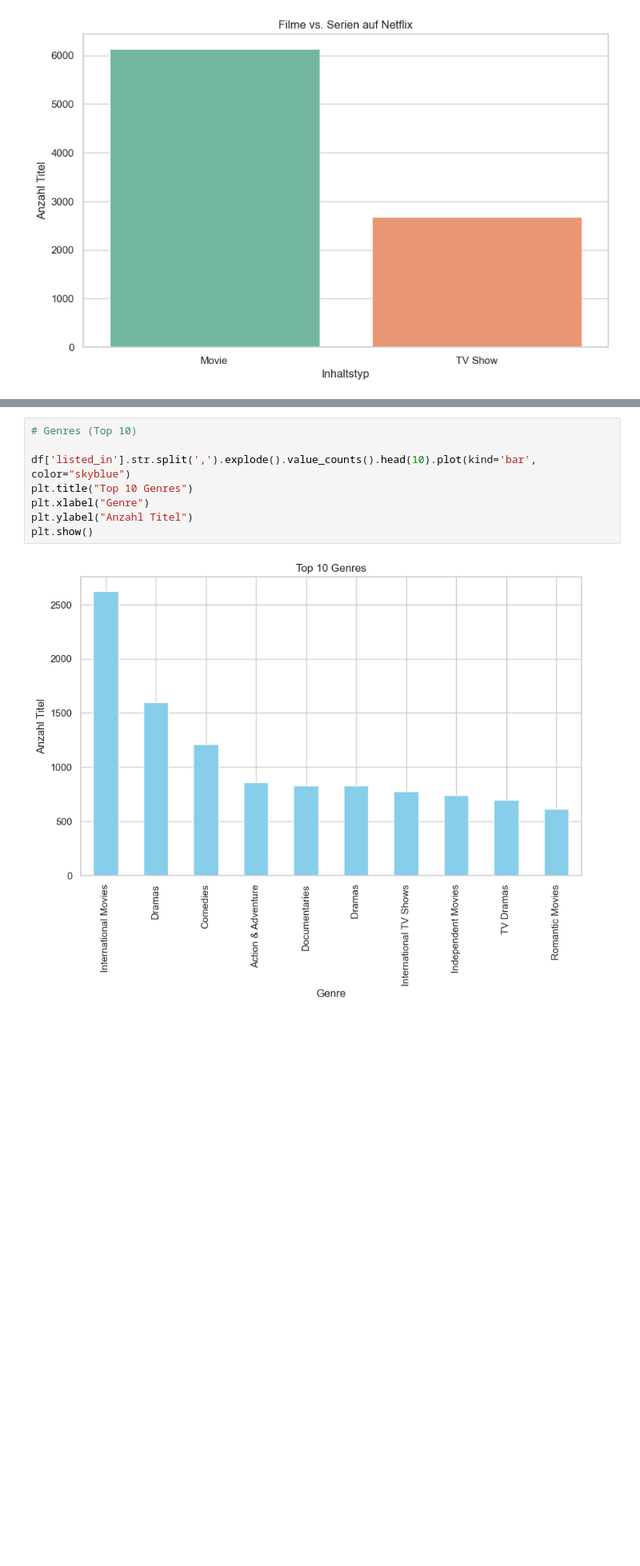
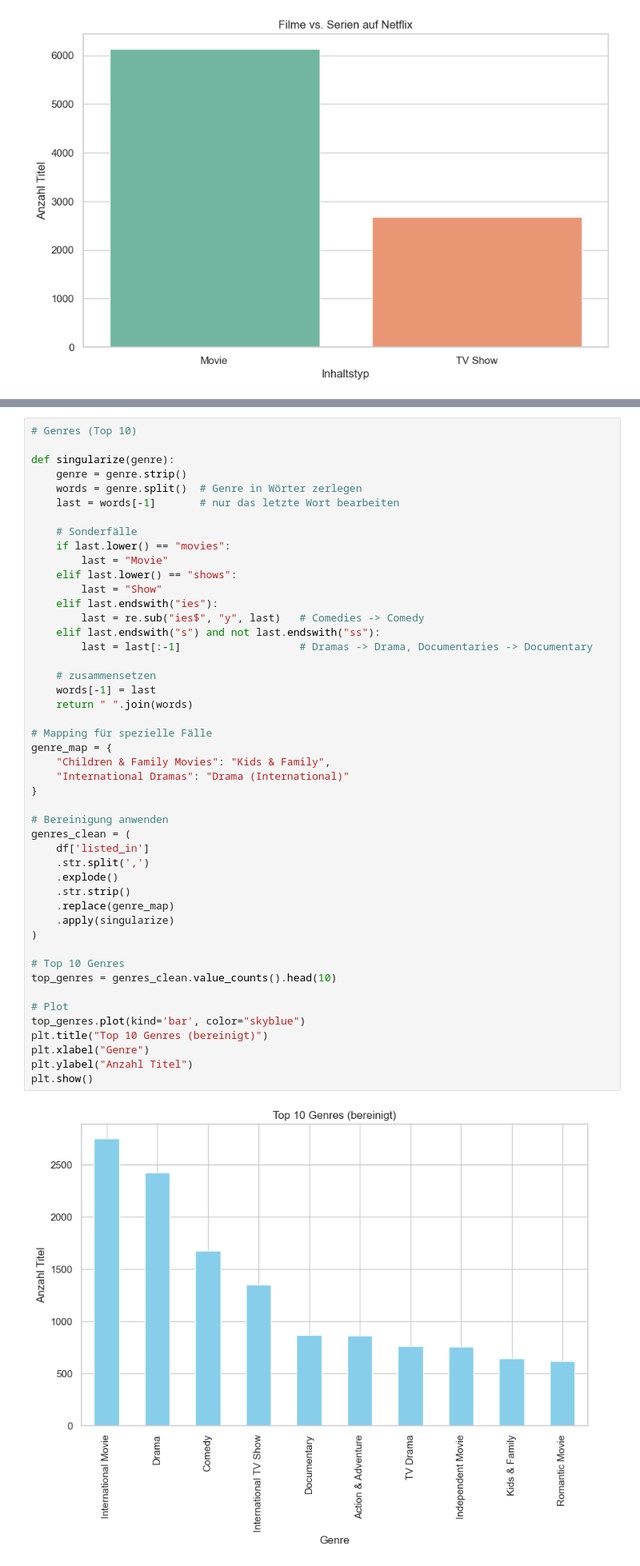
Before and after one commit to Skyaner/Netflix_EDA, a Jupyter notebook: Netflix_EDA.ipynb, the cells around one changed output, grey strips where cells are left out. Shown: that part at 80% size. Drawn from its saved outputs; the diff is of its cells as text; blank space fills up the shorter version.

Commit message:
Update
Fehler bei Genre ausgebessert

```diff
--- a/Netflix_EDA.ipynb
+++ b/Netflix_EDA.ipynb
@@ -101,13 +103,52 @@ plt.show()
 # %%
 # Genres (Top 10)
 
-df['listed_in'].str.split(',').explode().value_counts().head(10).plot(kind='bar', color="skyblue")
-plt.title("Top 10 Genres")
+def singularize(genre):
+    genre = genre.strip()
+    words = genre.split()  # Genre in Wörter zerlegen
+    last = words[-1]       # nur das letzte Wort bearbeiten
+
+    # Sonderfälle
+    if last.lower() == "movies":
+        last = "Movie"
+    elif last.lower() == "shows":
+        last = "Show"
+    elif last.endswith("ies"):
+        last = re.sub("ies$", "y", last)   # Comedies -> Comedy
+    elif last.endswith("s") and not last.endswith("ss"):
+        last = last[:-1]                   # Dramas -> Drama, Documentaries -> Documentary
+
+    # zusammensetzen
+    words[-1] = last
+    return " ".join(words)
+
+# Mapping für spezielle Fälle
+genre_map = {
+    "Children & Family Movies": "Kids & Family",
+    "International Dramas": "Drama (International)"
+}
+
+# Bereinigung anwenden
+genres_clean = (
+    df['listed_in']
+    .str.split(',')
+    .explode()
+    .str.strip()
+    .replace(genre_map)
+    .apply(singularize)
+)
+
+# Top 10 Genres
+top_genres = genres_clean.value_counts().head(10)
+
+# Plot
+top_genres.plot(kind='bar', color="skyblue")
+plt.title("Top 10 Genres (bereinigt)")
 plt.xlabel("Genre")
 plt.ylabel("Anzahl Titel")
 plt.show()
 # %% [output]
-[figure, old version]
+[figure, new version]
 # %%
 # Altersfreigaben (Ratings)
 
```
Also changed, not shown: parts of 1 cell of this notebook, 1 other file.
